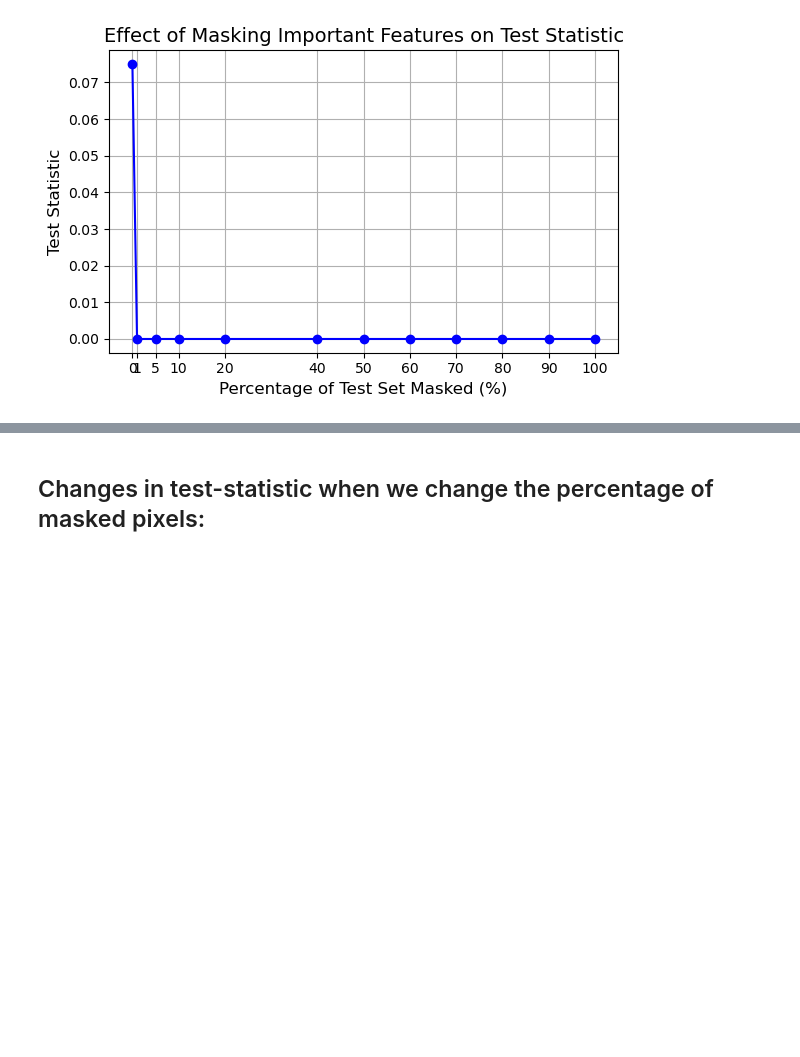
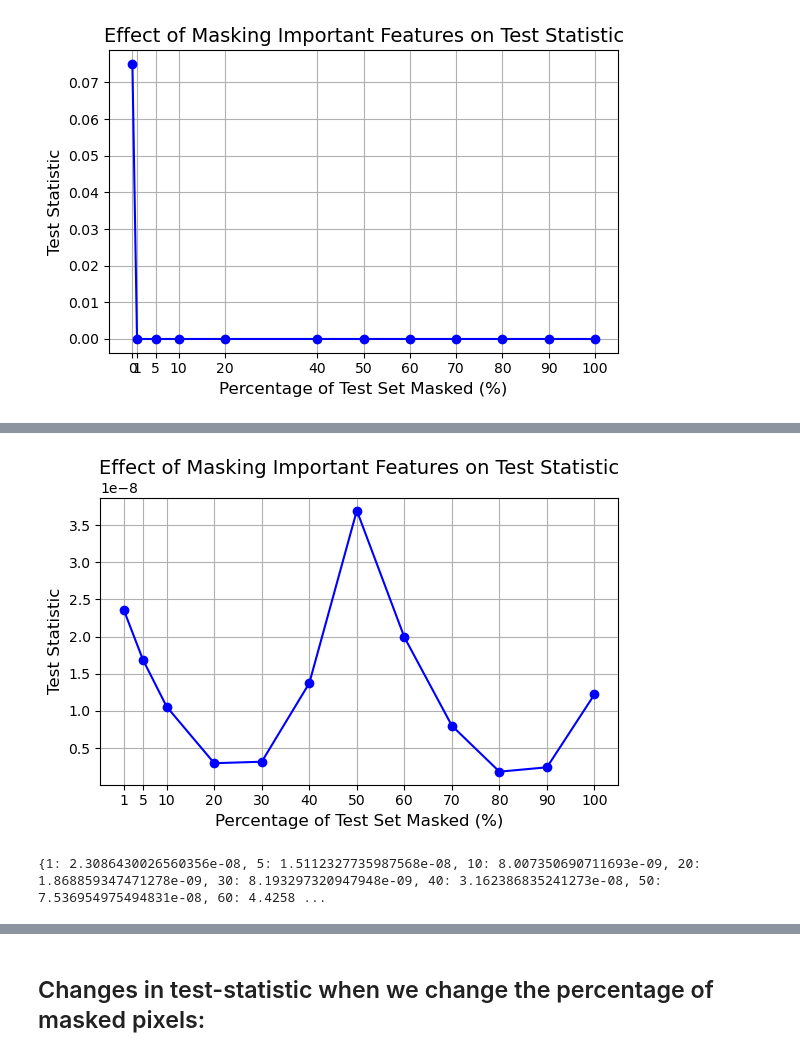
Before and after one commit to Mjavan/DeepTwoSampleTest-GradCAM, a Jupyter notebook: notebooks/HeatMap_visualisation.ipynb, the cells around one changed output, grey strips where cells are left out. Cells and saved outputs as stored; diff of their text form; code cells hidden in the pictures; blank space fills up the shorter version.

```diff
--- a/notebooks/HeatMap_visualisation.ipynb
+++ b/notebooks/HeatMap_visualisation.ipynb
@@ -803,0 +860,10 @@ plt.show()
+# %%
+make_plot(dic_5_masked)
+# %% [output]
+[figure, added]
+# %%
+dic_10_masked = make_dic(perc=10,keys=keys,L=L_relu_true)
+
+print(dic_10_masked)
+# %% [output]
+{1: 2.3086430026560356e-08, 5: 1.5112327735987568e-08, 10: 8.007350690711693e-09, 20: 1.868859347471278e-09, 30: 8.193297320947948e-09, 40: 3.162386835241273e-08, 50: 7.536954975494831e-08, 60: 4.4258 ...
```
Also changed, not shown: parts of 19 cells of this notebook, 1 other file.
